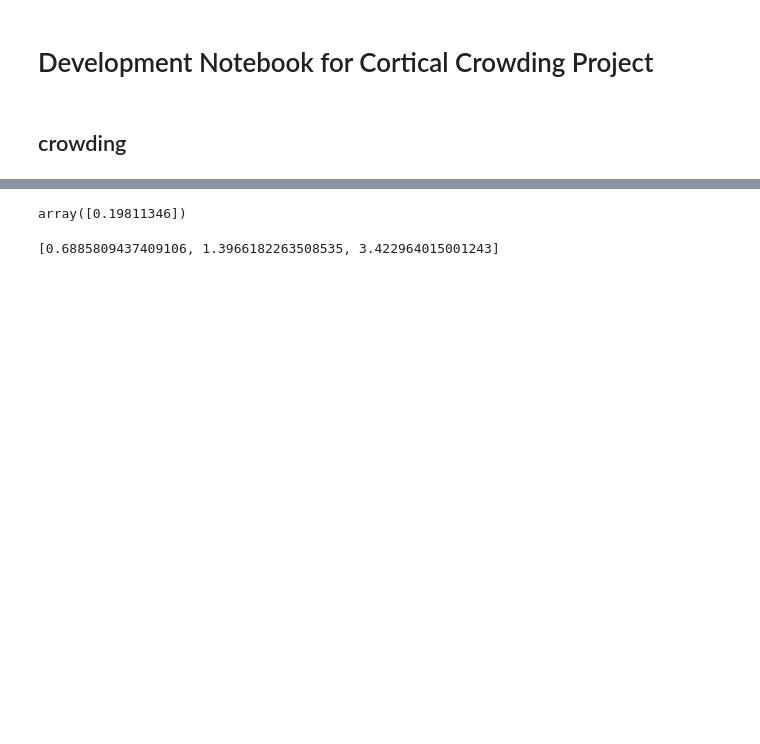
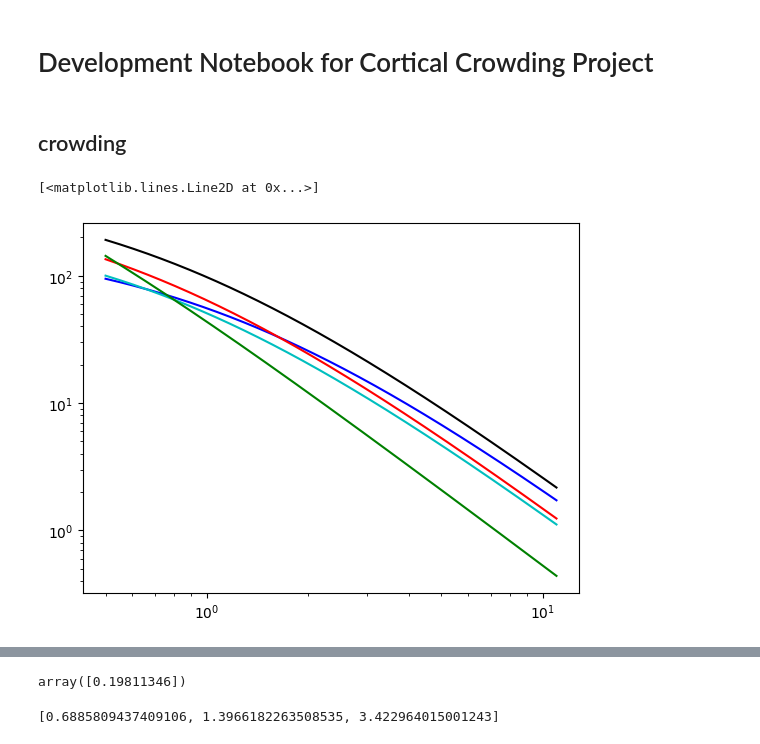
Before and after one commit to noahbenson/cortical-crowding, a Jupyter notebook: notebooks/dev.ipynb, the cells around one changed output, grey strips where cells are left out. Saved outputs shown, nothing was run; the diff lists cells and outputs as text; code cells hidden in the pictures; blank space fills up the shorter version.

```diff
--- a/notebooks/dev.ipynb
+++ b/notebooks/dev.ipynb
@@ -63,3 +63,13 @@ sids = [
     'sub-wlsubj176']
 # %% [markdown]
 ## crowding
+# %%
+eccen = np.linspace(0.5, 11, 1000)
+plt.loglog(eccen, cc.cmag.HH91(eccen),'k-')
+plt.loglog(eccen, cc.cmag.HH91(eccen, *popt1),'b-')
+plt.loglog(eccen, cc.cmag.HH91(eccen, *popt2),'r-')
+plt.loglog(eccen, cc.cmag.HH91(eccen, *popt3),'c-')
+plt.loglog(eccen, cc.cmag.HH91(eccen, *popt4),'g-')
+# %% [output]
+[<matplotlib.lines.Line2D at 0x...>]
+[figure, added]
```
Also changed, not shown: parts of 16 cells of this notebook.
